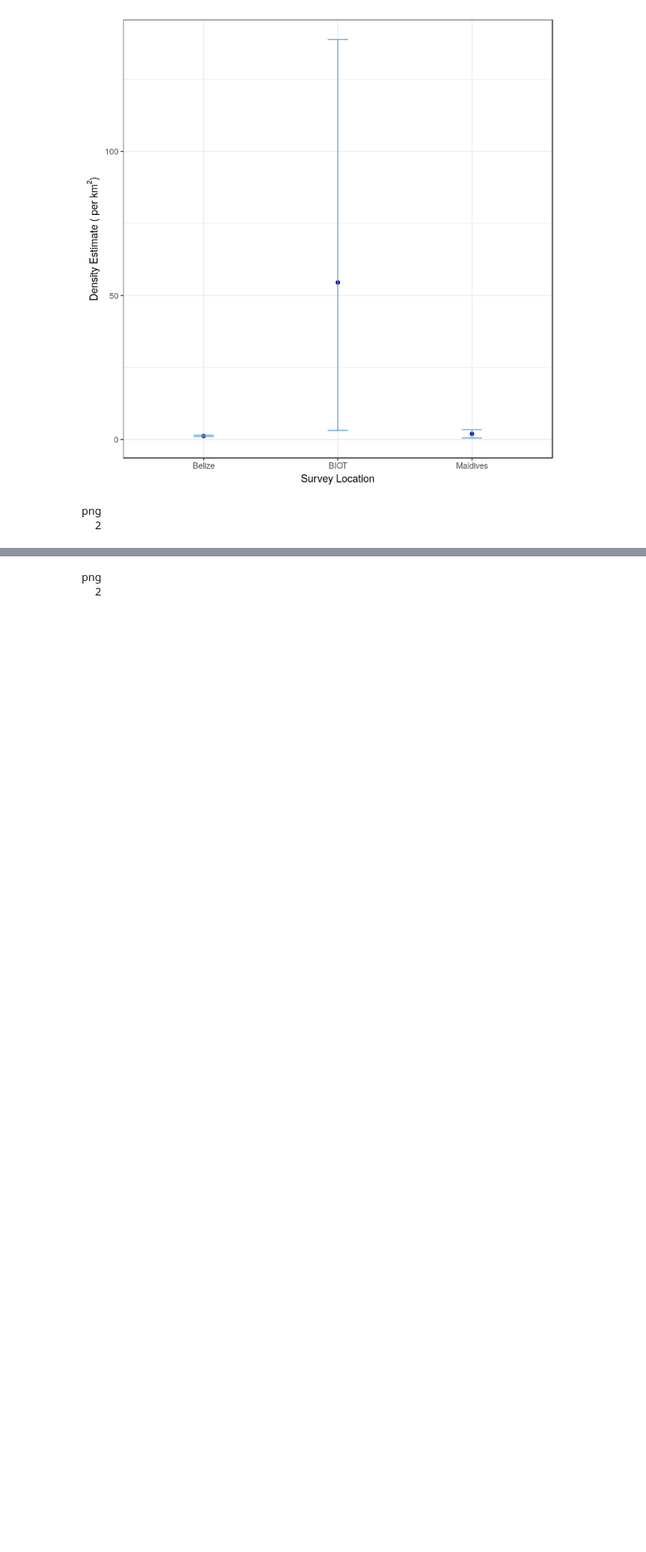
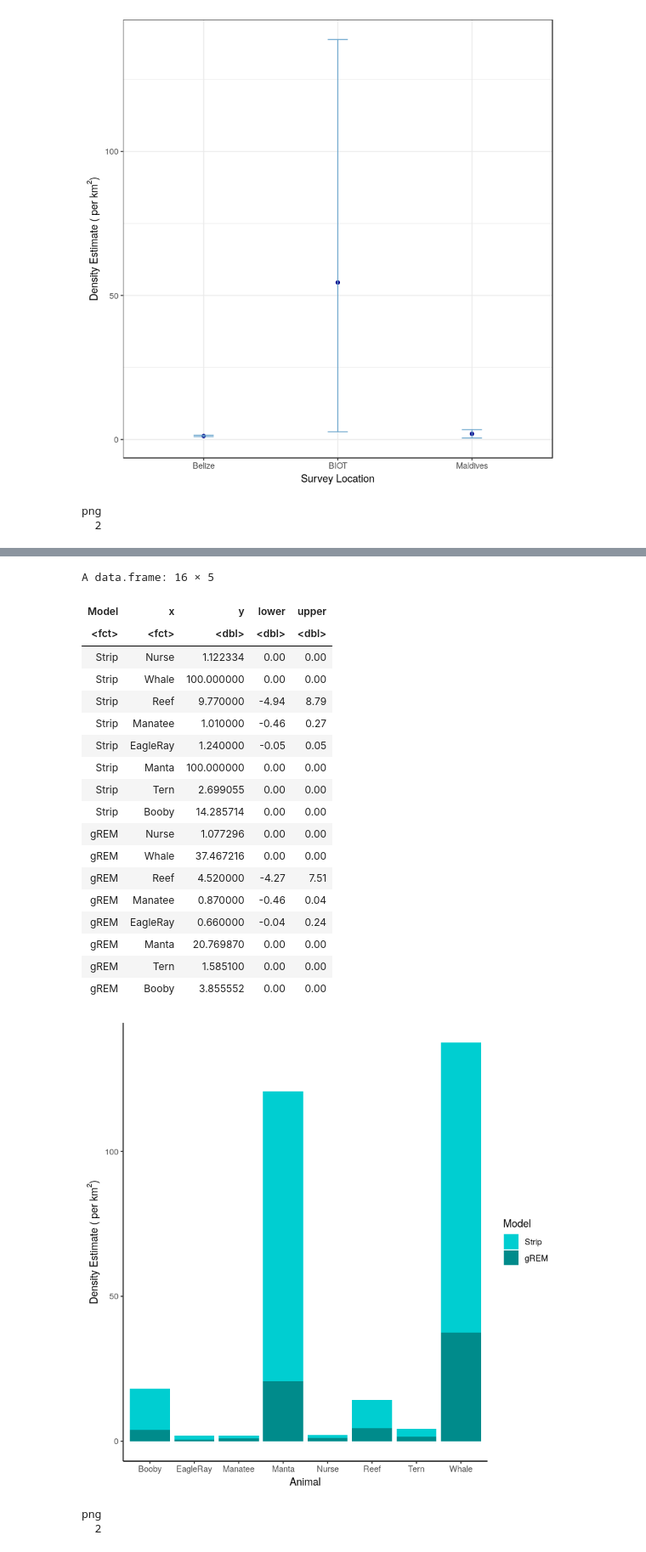
Before and after one commit to EvalImperialforces/CMEE_Thesis, a Jupyter notebook: Code/Revised_RealData_Results.ipynb, the cells around one changed output, grey strips where cells are left out. Shown at 85% size. Drawn from its saved outputs; the diff is of its cells as text; code cells hidden in the pictures; blank space fills up the shorter version.

```diff
--- a/Code/Revised_RealData_Results.ipynb
+++ b/Code/Revised_RealData_Results.ipynb
@@ -695,11 +717,11 @@ booby_den <- (2/0.14)
 turtle_den <- (2/2.64)
 manatee_den <- (4/(2.21 + 1.99))
 # no shark
-ray_den <- (2/2.64)
+#ray_den <- (2/2.64)
 
 
-ani_table <- data.frame(x = c('Nurse', 'Whale', 'Reef', 'Manatee','EagleRay', 'Ray','Tern', 'Booby'),
-                       y = c(nurse_den, whale_den, 9.77, 1.01 , 1.24, ray_den, tern_den, booby_den))
+ani_table <- data.frame(x = c('Nurse', 'Whale', 'Reef', 'Manatee','EagleRay', 'Manta','Tern', 'Booby'),
+                       y = c(nurse_den, whale_den, 9.77, 1.01 , 1.24, manta_den, tern_den, booby_den))
 
 
 
@@ -709,24 +731,25 @@ manatee <- abootstrap(c((2/2.21), (2/1.99)))
 eagle <- abootstrap(c((1/3.81), (3/2.64), (2/1.63), (2/1.61)))
 
 
-reef
-manatee
-eagle
+#reef
+#manatee
+#eagle
+
+reef_area
+whale_area
 
 lower <- c(0,0,-4.94, -0.46 ,-0.05,0,0,0)
 upper <- c(0,0,8.79, 0.27,0.05,0,0,0)
 
 ani_table <- cbind(ani_table, lower, upper)
 
+Model <- rep('Strip', 8)
+ani_table <- cbind(Model, ani_table)
+Model <- rep('gREM', 8)
+ani_table2  <- cbind(Model, ani_table2)
+
 ani_table
+ani_table2
 
-ani_den <- ggplot(data = ani_table, aes(x = x, y = y)) +
-  geom_bar(stat = 'identity', fill = 'skyblue2') +
-  xlab('Animal') +
-  ylab(expression(paste("Density Estimate ( per ",km^2,")", sep=""))) +
-  geom_errorbar(aes(ymin=y + lower, ymax = y + upper), width=.15,
-  position=position_dodge(0.05), colour='darkblue') +
-  theme_classic()
-
-ani_den
+#ani_den
 # %% [output]
@@ -748 +780,34 @@ A data.frame: 8 × 4
+# %%
+#com_tab <- rbind(ani_table, ani_table2)
+com_tab
+
+ani_den <- ggplot(data = com_tab, aes(x = x, y = y)) +
+  geom_col(aes(fill = Model)) +
+  xlab('Animal') +
+  ylab(expression(paste("Density Estimate ( per ",km^2,")", sep=""))) +
+  scale_fill_manual(values = c("darkturquoise", "darkcyan")) +
+  theme_classic()
+
+ani_den
+# %% [output]
+A data.frame: 16 × 5
+| Model | x | y | lower | upper |
+| <fct> | <fct> | <dbl> | <dbl> | <dbl> |
+| Strip | Nurse | 1.122334 | 0.00 | 0.00 |
+| Strip | Whale | 100.000000 | 0.00 | 0.00 |
+| Strip | Reef | 9.770000 | -4.94 | 8.79 |
+| Strip | Manatee | 1.010000 | -0.46 | 0.27 |
+| Strip | EagleRay | 1.240000 | -0.05 | 0.05 |
+| Strip | Manta | 100.000000 | 0.00 | 0.00 |
+| Strip | Tern | 2.699055 | 0.00 | 0.00 |
+| Strip | Booby | 14.285714 | 0.00 | 0.00 |
+| gREM | Nurse | 1.077296 | 0.00 | 0.00 |
+| gREM | Whale | 37.467216 | 0.00 | 0.00 |
+| gREM | Reef | 4.520000 | -4.27 | 7.51 |
+| gREM | Manatee | 0.870000 | -0.46 | 0.04 |
+| gREM | EagleRay | 0.660000 | -0.04 | 0.24 |
+| gREM | Manta | 20.769870 | 0.00 | 0.00 |
+| gREM | Tern | 1.585100 | 0.00 | 0.00 |
+| gREM | Booby | 3.855552 | 0.00 | 0.00 |
+[figure, added]
 # %%
```
Also changed, not shown: parts of 8 cells of this notebook, 1 other file.
